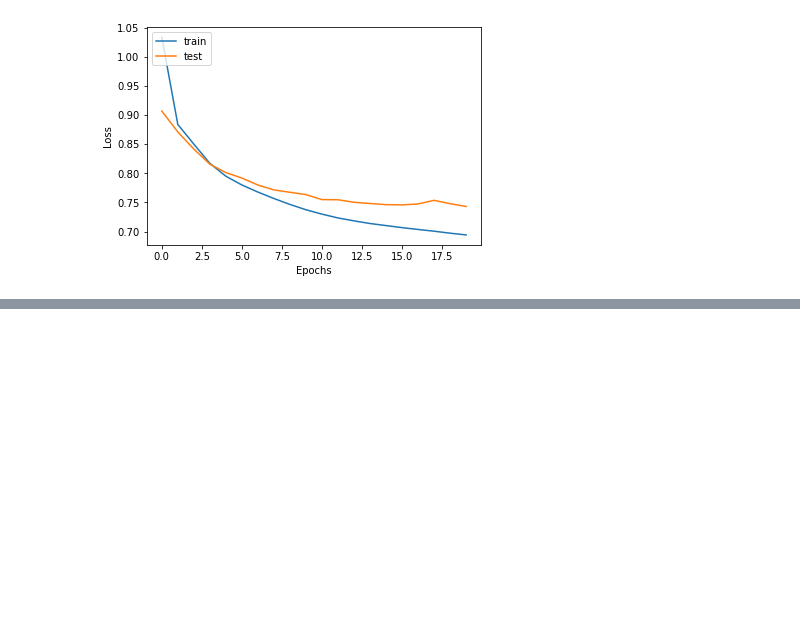
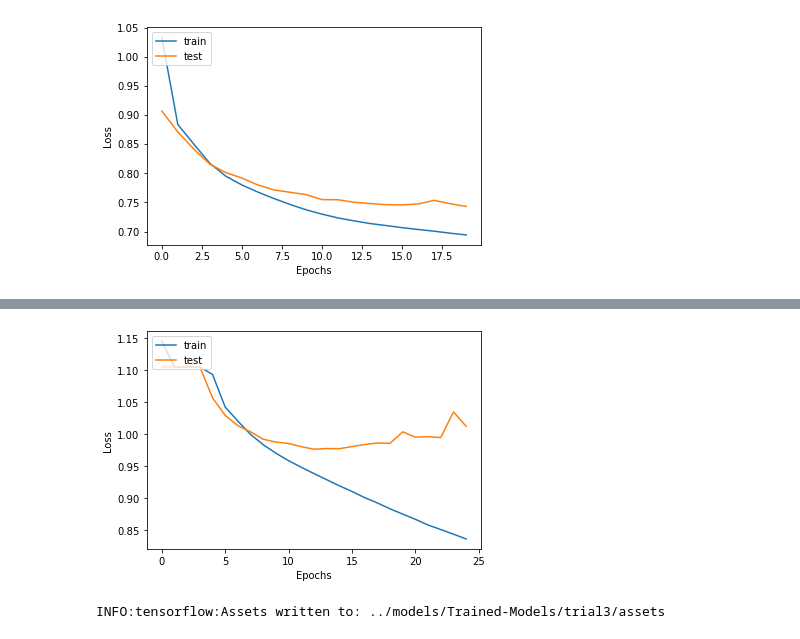
Before and after one commit to aish21/CE-CZ-4045-Natural-Language-Processing-NLP, a Jupyter notebook: scripts/NN_Supervised_Learning.ipynb, the cells around one changed output, grey strips where cells are left out. Cells and saved outputs as stored; diff of their text form; code cells hidden in the pictures; blank space fills up the shorter version.

```diff
--- a/scripts/NN_Supervised_Learning.ipynb
+++ b/scripts/NN_Supervised_Learning.ipynb
@@ -291,0 +324,15 @@ model2.save('../models/Trained-Models/trial2h5')
+# %%
+#Plotting the losses
+plt.plot(history3.history['loss'])
+plt.plot(history3.history['val_loss'])
+plt.ylabel('Loss')
+plt.xlabel('Epochs')
+plt.legend(['train', 'test'], loc='upper left')
+plt.savefig('../models/Plots/Trial3_loss.png')
+# %% [output]
+[figure, added]
+# %%
+model3.save('../models/Trained-Models/trial3')
+model3.save('../models/Trained-Models/trial3.h5')
+# %% [output]
+INFO:tensorflow:Assets written to: ../models/Trained-Models/trial3/assets
```
Also changed, not shown: parts of 16 cells of this notebook, 21 other files.
